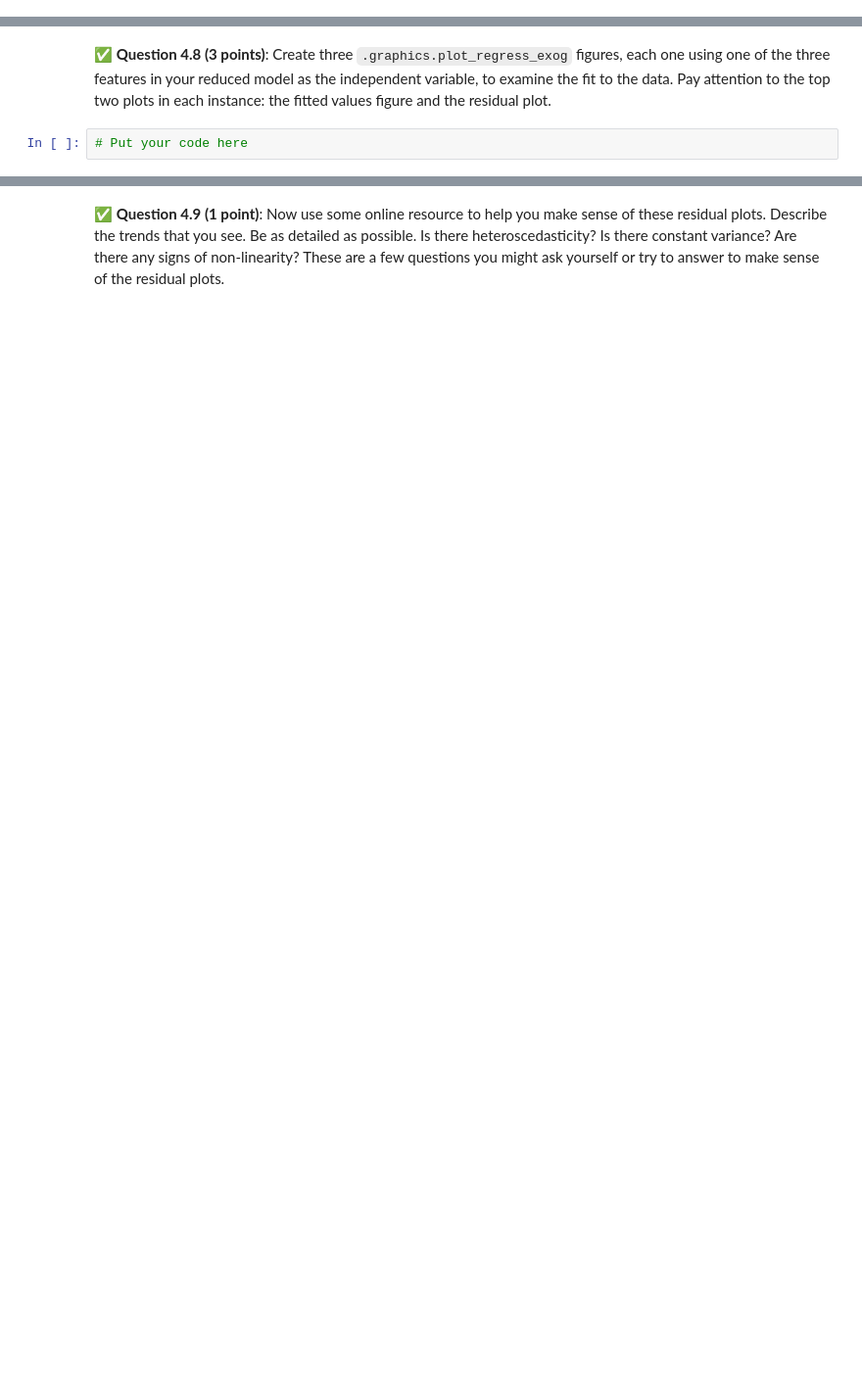
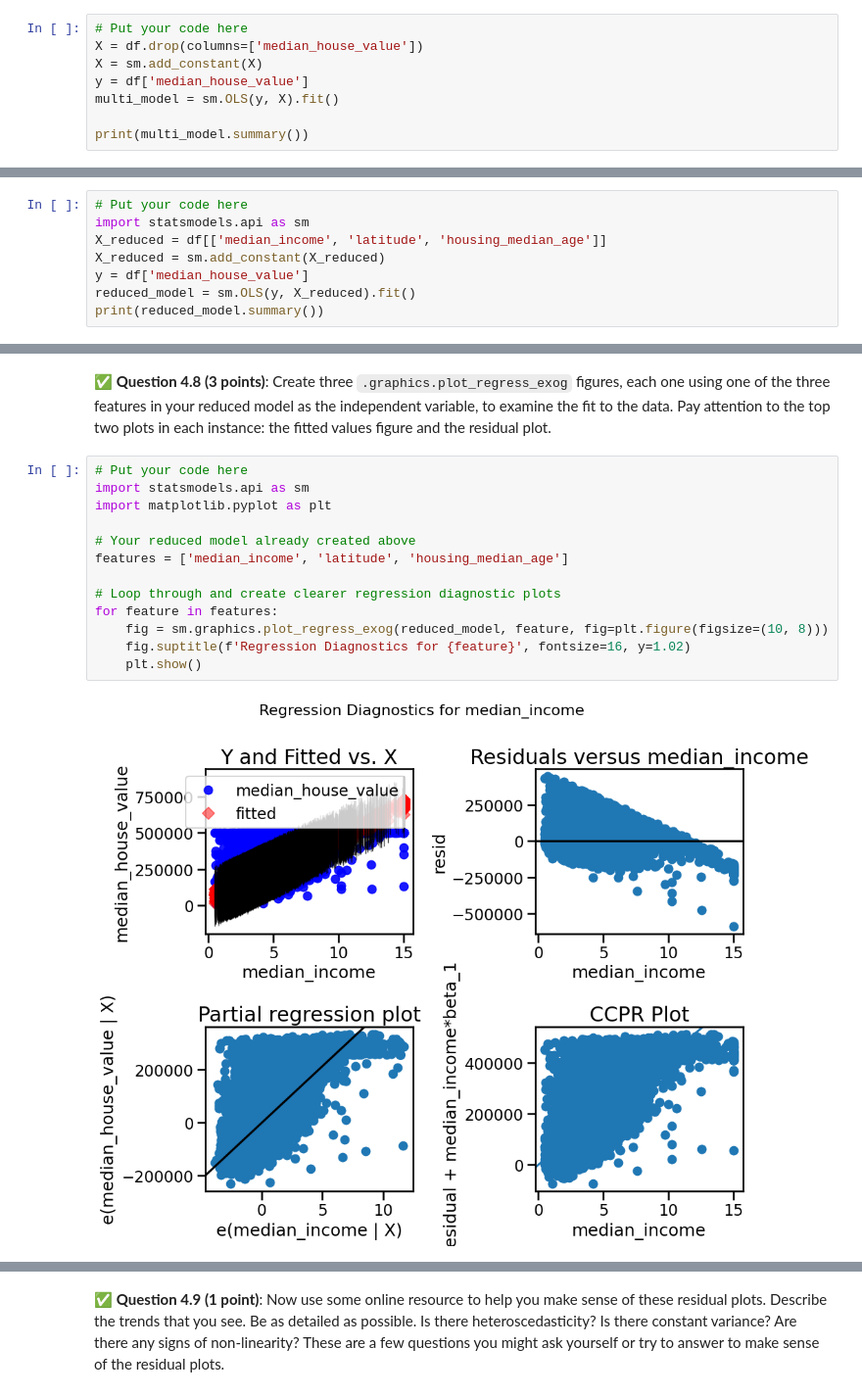
Before and after one commit to ryanc2525/CMSE202-f25-turnin, a Jupyter notebook: hw-03/HW-03_Regression-F25-RyanCampbell.ipynb, the cells around one changed output, grey strips where cells are left out. Shown at 98% size. Cells and saved outputs as stored; diff of their text form; blank space fills up the shorter version.

```diff
--- a/hw-03/HW-03_Regression-F25-RyanCampbell.ipynb
+++ b/hw-03/HW-03_Regression-F25-RyanCampbell.ipynb
@@ -298,0 +297,8 @@ In this part, we will explore multivariable regression on the same California Ho
+# %%
+# Put your code here
+X = df.drop(columns=['median_house_value'])
+X = sm.add_constant(X)
+y = df['median_house_value']
+multi_model = sm.OLS(y, X).fit()
+
+print(multi_model.summary())
@@ -322,0 +345,8 @@ Multicollinearity is a statistical phenomenon where some of the features in a mo
+# %%
+# Put your code here
+import statsmodels.api as sm
+X_reduced = df[['median_income', 'latitude', 'housing_median_age']]
+X_reduced = sm.add_constant(X_reduced)
+y = df['median_house_value']
+reduced_model = sm.OLS(y, X_reduced).fit()
+print(reduced_model.summary())
@@ -335,4 +396,17 @@ Multicollinearity is a statistical phenomenon where some of the features in a mo
 # %% [markdown]
 &#9989;  **Question 4.8 (3 points)**: Create three `.graphics.plot_regress_exog` figures, each one using one of the three features in your reduced model as the independent variable, to examine the fit to the data. Pay attention to the top two plots in each instance: the fitted values figure and the residual plot.
-# %%
-# Put your code here
+# %%
+# Put your code here
+import statsmodels.api as sm
+import matplotlib.pyplot as plt
+
+# Your reduced model already created above
+features = ['median_income', 'latitude', 'housing_median_age']
+
+# Loop through and create clearer regression diagnostic plots
+for feature in features:
+    fig = sm.graphics.plot_regress_exog(reduced_model, feature, fig=plt.figure(figsize=(10, 8)))
+    fig.suptitle(f'Regression Diagnostics for {feature}', fontsize=16, y=1.02)
+    plt.show()
+# %% [output]
+[figure, added]
```
Also changed, not shown: parts of 17 cells of this notebook.
